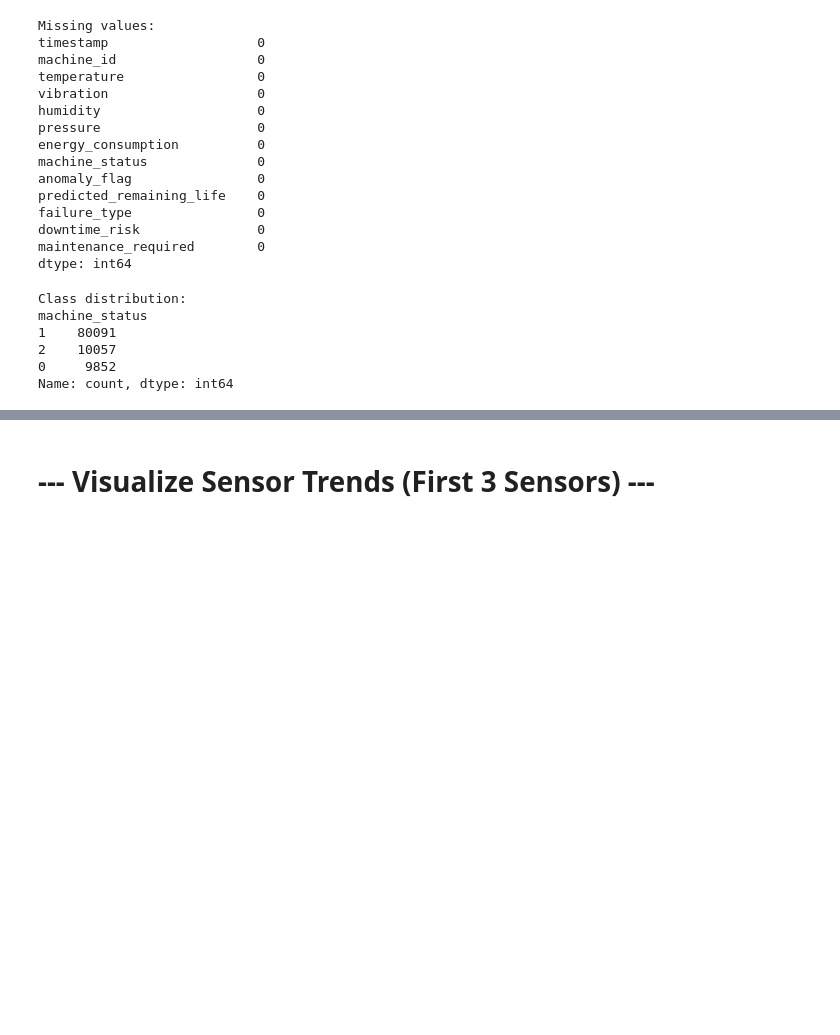
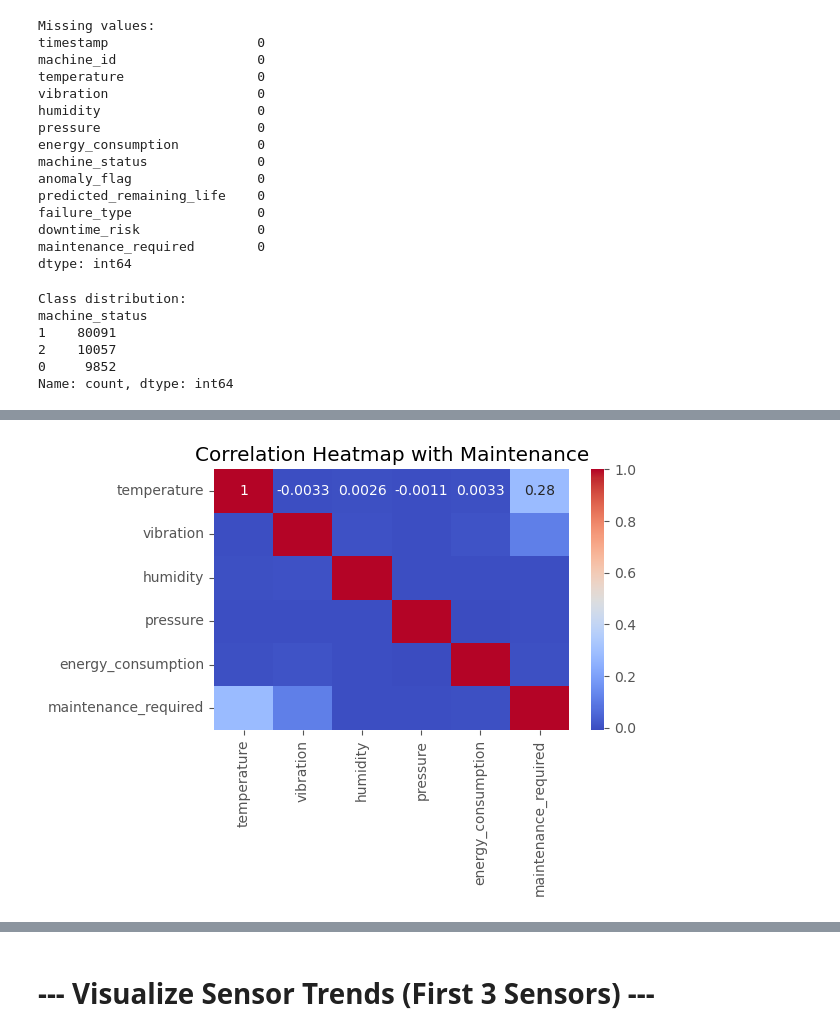
Before and after one commit to alexandrosSamartzis/iot-telemetry-demo, a Jupyter notebook: notebooks/eda.ipynb, the cells around one changed output, grey strips where cells are left out. Cells and saved outputs as stored; diff of their text form; code cells hidden in the pictures; blank space fills up the shorter version.

```diff
--- a/notebooks/eda.ipynb
+++ b/notebooks/eda.ipynb
@@ -150,3 +152,25 @@ Name: count, dtype: int64
 if 'timestamp' in df.columns:
     df['timestamp'] = pd.to_datetime(df['timestamp'])
     df.set_index('timestamp', inplace=True)
+# %%
+# 🧠 IoT Failure & Maintenance Analysis – Notebook Template
+# Author: [Your Name]
+# Project: Smart Manufacturing EDA
+
+# === 0. Setup ===
+import pandas as pd
+import numpy as np
+import matplotlib.pyplot as plt
+import seaborn as sns
+
+# Optional display settings
+pd.set_option('display.max_columns', 100)
+plt.style.use('ggplot')
+df.index = pd.to_datetime(df.index)
+df = df.sort_index()
+
+# === 2. Basic Overview ===
+print("🔹 Shape:", df.shape)
+print("🔹 Columns:", df.columns.tolist())
+print("🔹 Sample:")
+display(df.head())
@@ -152,0 +498,13 @@ if 'timestamp' in df.columns:
+# %%
+# === 6. Warning Flags (Optional Logic) ===
+df['warning_flag'] = ((df['vibration'] > 50) & (df['temperature'] > 85)).astype(int)
+print("🚨 Warning Events:", df['warning_flag'].sum())
+
+# === 7. Heatmap Correlation (All Machines) ===
+metrics = ['temperature', 'vibration', 'humidity', 'pressure', 'energy_consumption']
+corr = df[metrics + ['maintenance_required']].corr()
+sns.heatmap(corr, annot=True, cmap='coolwarm')
+plt.title("Correlation Heatmap with Maintenance")
+plt.tight_layout()
+plt.show()
+# %% [output]
@@ -152,0 +512 @@ if 'timestamp' in df.columns:
+[figure, added]
```
Also changed, not shown: parts of 9 cells of this notebook.
